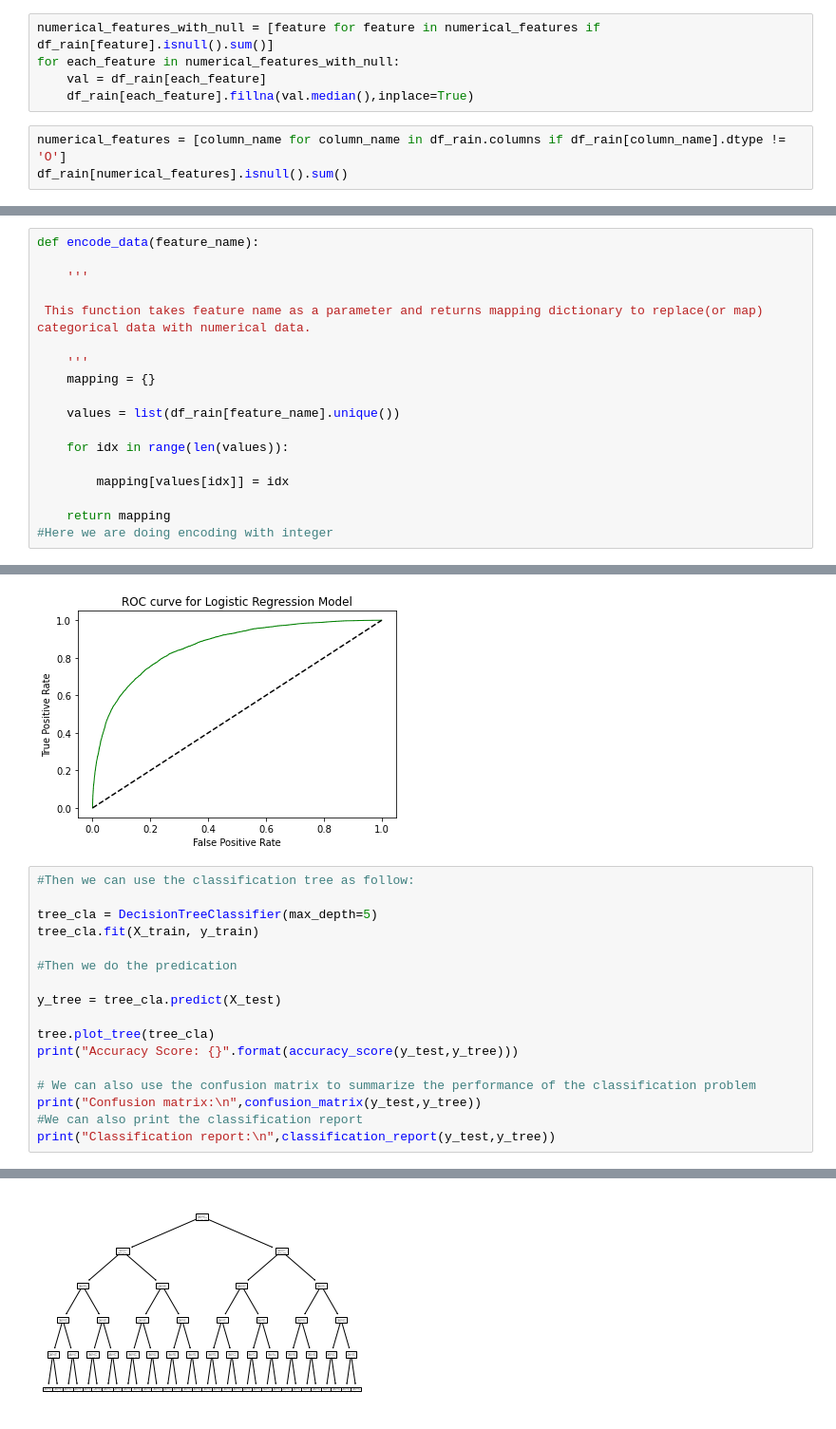
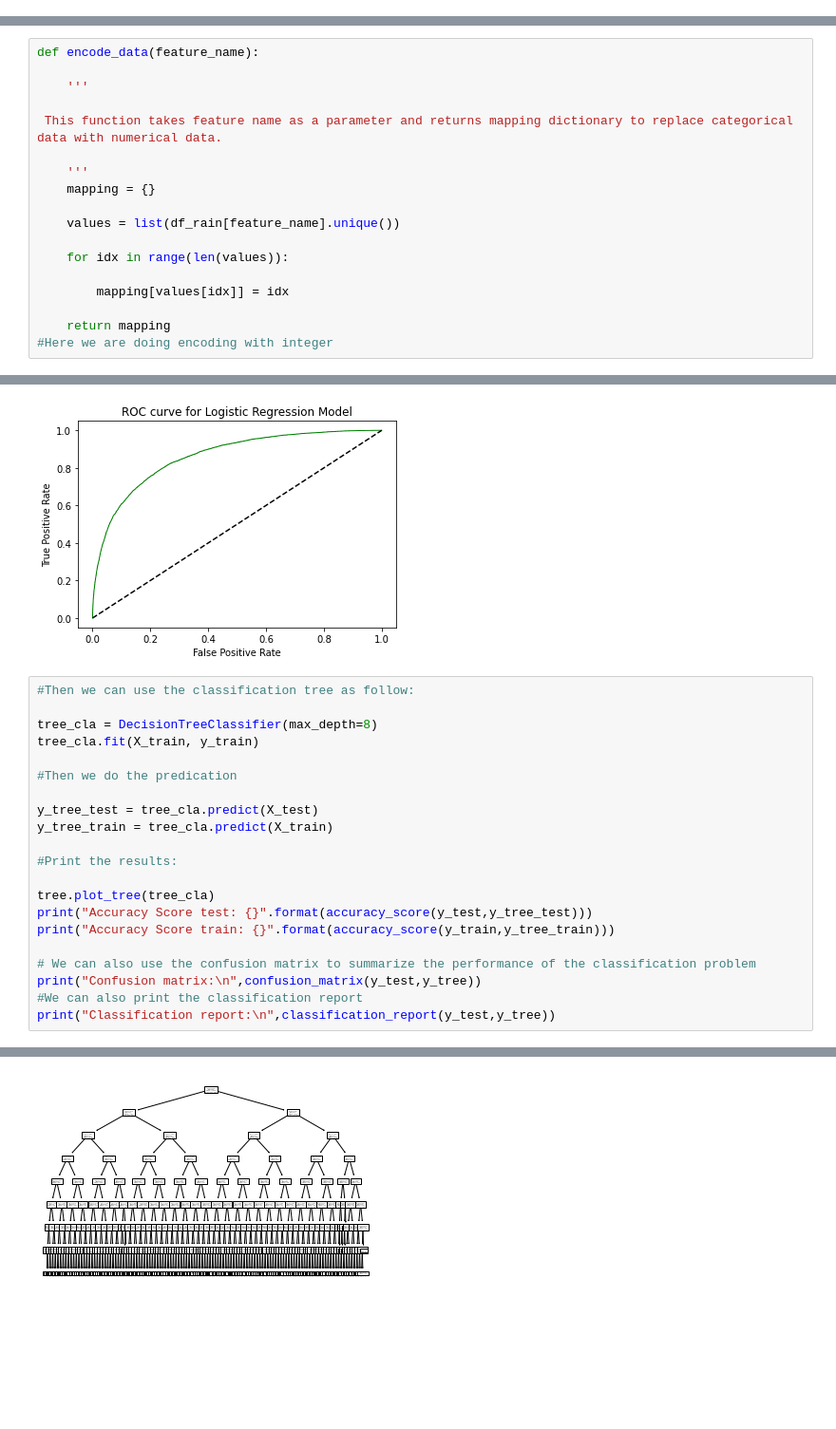
Before and after one commit to engyssimo/MLProjectNucphys, a Jupyter notebook: Decision tree.ipynb, the cells around one changed output, grey strips where cells are left out. Shown at 95% size. Cells and saved outputs as stored; diff of their text form; blank space fills up the shorter version.

```diff
--- a/Decision tree.ipynb
+++ b/Decision tree.ipynb
@@ -155,11 +156,3 @@ year                 0
 month                0
 day                  0
 dtype: int64
-# %%
-numerical_features_with_null = [feature for feature in numerical_features if df_rain[feature].isnull().sum()]
-for each_feature in numerical_features_with_null:
-    val = df_rain[each_feature]
-    df_rain[each_feature].fillna(val.median(),inplace=True)
-# %%
-numerical_features = [column_name for column_name in df_rain.columns if df_rain[column_name].dtype != 'O']
-df_rain[numerical_features].isnull().sum()
@@ -265,7 +249,7 @@ def encode_data(feature_name):
 
     '''
 
- This function takes feature name as a parameter and returns mapping dictionary to replace(or map) categorical data with numerical data.
+ This function takes feature name as a parameter and returns mapping dictionary to replace categorical data with numerical data.
 
     '''
     mapping = {}
@@ -380,15 +381,19 @@ plt.show()
 # %%
 #Then we can use the classification tree as follow:
 
-tree_cla = DecisionTreeClassifier(max_depth=5)
+tree_cla = DecisionTreeClassifier(max_depth=8)
 tree_cla.fit(X_train, y_train)
 
 #Then we do the predication
 
-y_tree = tree_cla.predict(X_test)
+y_tree_test = tree_cla.predict(X_test)
+y_tree_train = tree_cla.predict(X_train)
+
+#Print the results:
 
 tree.plot_tree(tree_cla)
-print("Accuracy Score: {}".format(accuracy_score(y_test,y_tree)))
+print("Accuracy Score test: {}".format(accuracy_score(y_test,y_tree_test)))
+print("Accuracy Score train: {}".format(accuracy_score(y_train,y_tree_train)))
 
 # We can also use the confusion matrix to summarize the performance of the classification problem
 print("Confusion matrix:\n",confusion_matrix(y_test,y_tree))
@@ -410,2 +416,2 @@ Classification report:
 weighted avg       0.82      0.84      0.82     29092
-[figure, old version]
+[figure, new version]
```
Also changed, not shown: parts of 26 cells of this notebook.
